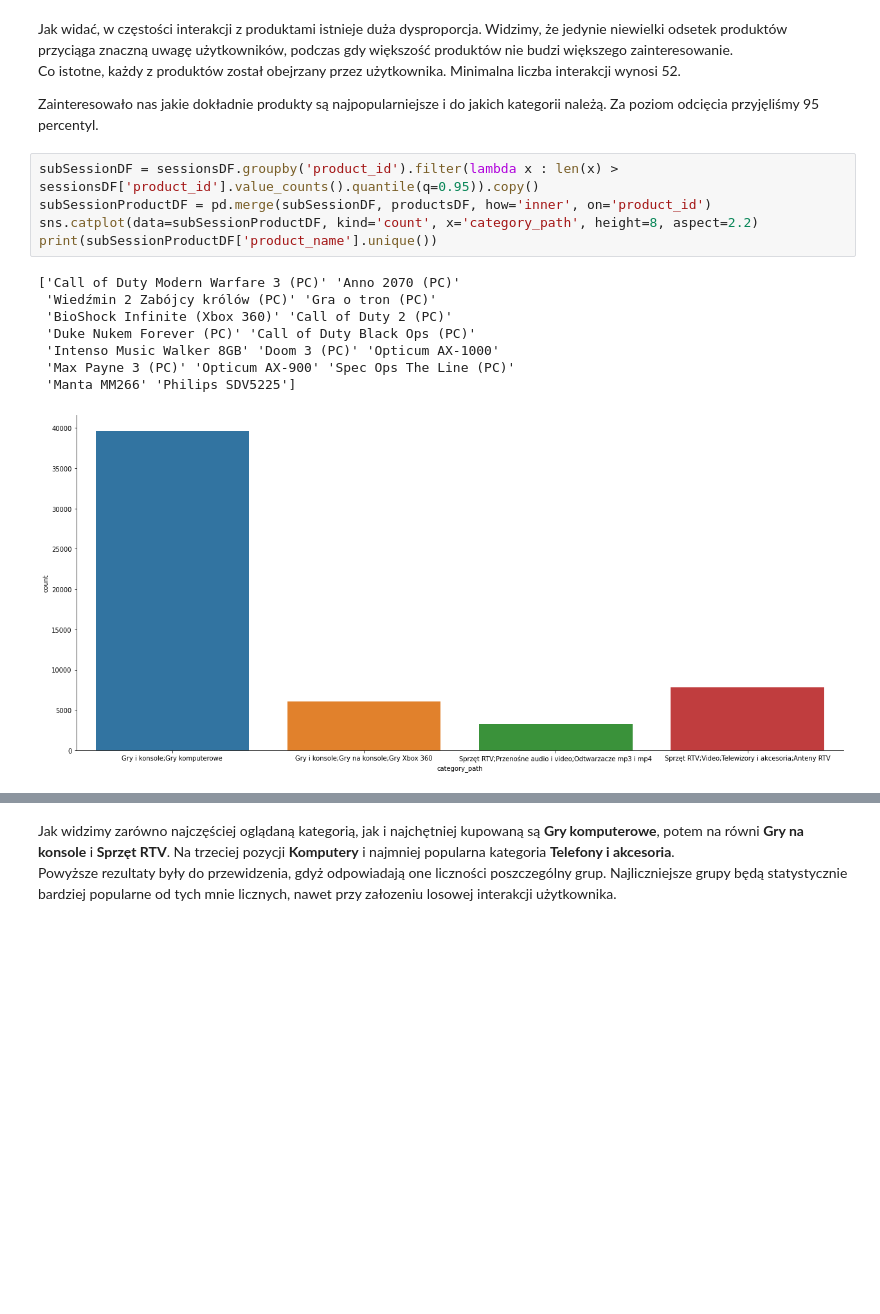
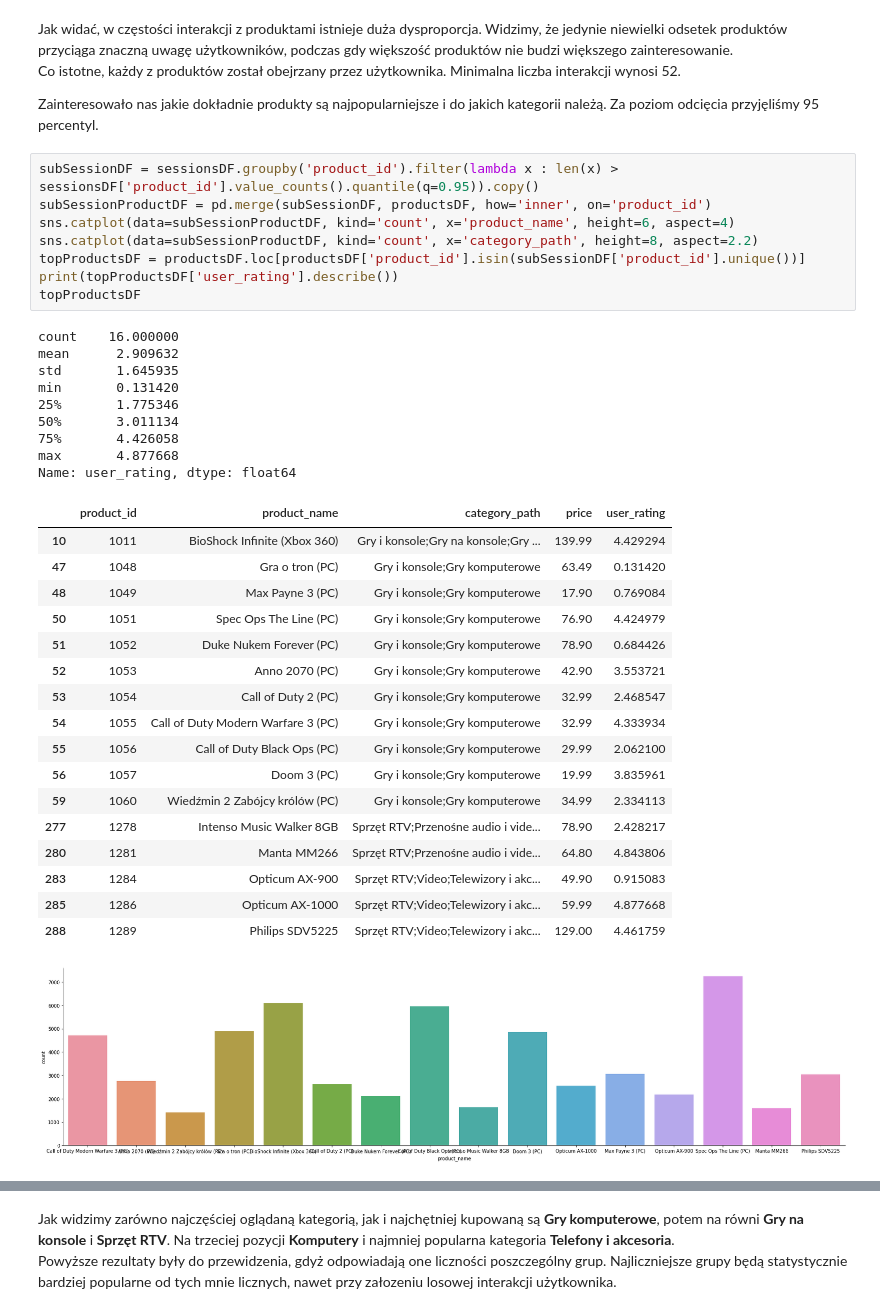
Before and after one commit to SwirtaB/IUM_Recommendation-system, a Jupyter notebook: notebooks/data_analysis.ipynb, the cells around one changed output, grey strips where cells are left out. Saved outputs shown, nothing was run; the diff lists cells and outputs as text; blank space fills up the shorter version.

Commit message:
Corrections to the session analysis. Probably new conclusions.

```diff
--- a/notebooks/data_analysis.ipynb
+++ b/notebooks/data_analysis.ipynb
@@ -487,14 +487,36 @@ Zainteresowało nas jakie dokładnie produkty są najpopularniejsze i do jakich
 # %%
 subSessionDF = sessionsDF.groupby('product_id').filter(lambda x : len(x) > sessionsDF['product_id'].value_counts().quantile(q=0.95)).copy()
 subSessionProductDF = pd.merge(subSessionDF, productsDF, how='inner', on='product_id')
+sns.catplot(data=subSessionProductDF, kind='count', x='product_name', height=6, aspect=4)
 sns.catplot(data=subSessionProductDF, kind='count', x='category_path', height=8, aspect=2.2)
-print(subSessionProductDF['product_name'].unique())
+topProductsDF = productsDF.loc[productsDF['product_id'].isin(subSessionDF['product_id'].unique())]
+print(topProductsDF['user_rating'].describe())
+topProductsDF
 # %% [output]
-['Call of Duty Modern Warfare 3 (PC)' 'Anno 2070 (PC)'
- 'Wiedźmin 2 Zabójcy królów (PC)' 'Gra o tron (PC)'
- 'BioShock Infinite (Xbox 360)' 'Call of Duty 2 (PC)'
- 'Duke Nukem Forever (PC)' 'Call of Duty Black Ops (PC)'
- 'Intenso Music Walker 8GB' 'Doom 3 (PC)' 'Opticum AX-1000'
- 'Max Payne 3 (PC)' 'Opticum AX-900' 'Spec Ops The Line (PC)'
- 'Manta MM266' 'Philips SDV5225']
+count    16.000000
+mean      2.909632
+std       1.645935
+min       0.131420
+25%       1.775346
+50%       3.011134
+75%       4.426058
+max       4.877668
+Name: user_rating, dtype: float64
+|  | product_id | product_name | category_path | price | user_rating |
+| 10 | 1011 | BioShock Infinite (Xbox 360) | Gry i konsole;Gry na konsole;Gry ... | 139.99 | 4.429294 |
+| 47 | 1048 | Gra o tron (PC) | Gry i konsole;Gry komputerowe | 63.49 | 0.131420 |
+| 48 | 1049 | Max Payne 3 (PC) | Gry i konsole;Gry komputerowe | 17.90 | 0.769084 |
+| 50 | 1051 | Spec Ops The Line (PC) | Gry i konsole;Gry komputerowe | 76.90 | 4.424979 |
+| 51 | 1052 | Duke Nukem Forever (PC) | Gry i konsole;Gry komputerowe | 78.90 | 0.684426 |
+| 52 | 1053 | Anno 2070 (PC) | Gry i konsole;Gry komputerowe | 42.90 | 3.553721 |
+| 53 | 1054 | Call of Duty 2 (PC) | Gry i konsole;Gry komputerowe | 32.99 | 2.468547 |
+| 54 | 1055 | Call of Duty Modern Warfare 3 (PC) | Gry i konsole;Gry komputerowe | 32.99 | 4.333934 |
+| 55 | 1056 | Call of Duty Black Ops (PC) | Gry i konsole;Gry komputerowe | 29.99 | 2.062100 |
+| 56 | 1057 | Doom 3 (PC) | Gry i konsole;Gry komputerowe | 19.99 | 3.835961 |
+| 59 | 1060 | Wiedźmin 2 Zabójcy królów (PC) | Gry i konsole;Gry komputerowe | 34.99 | 2.334113 |
+| 277 | 1278 | Intenso Music Walker 8GB | Sprzęt RTV;Przenośne audio i vide... | 78.90 | 2.428217 |
+| 280 | 1281 | Manta MM266 | Sprzęt RTV;Przenośne audio i vide... | 64.80 | 4.843806 |
+| 283 | 1284 | Opticum AX-900 | Sprzęt RTV;Video;Telewizory i akc... | 49.90 | 0.915083 |
+| 285 | 1286 | Opticum AX-1000 | Sprzęt RTV;Video;Telewizory i akc... | 59.99 | 4.877668 |
+| 288 | 1289 | Philips SDV5225 | Sprzęt RTV;Video;Telewizory i akc... | 129.00 | 4.461759 |
-[figure, old version]
+[figure, new version]
```
Also changed, not shown: parts of 6 cells of this notebook.
